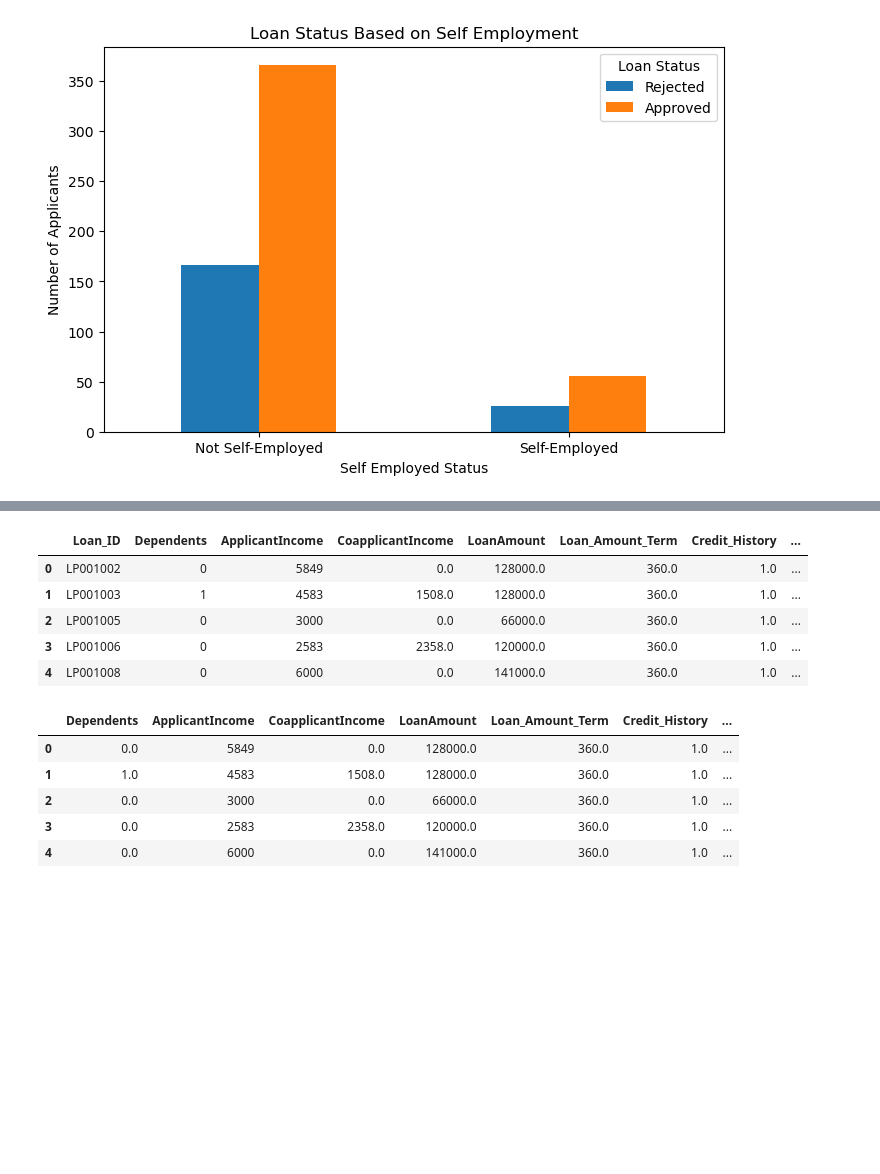
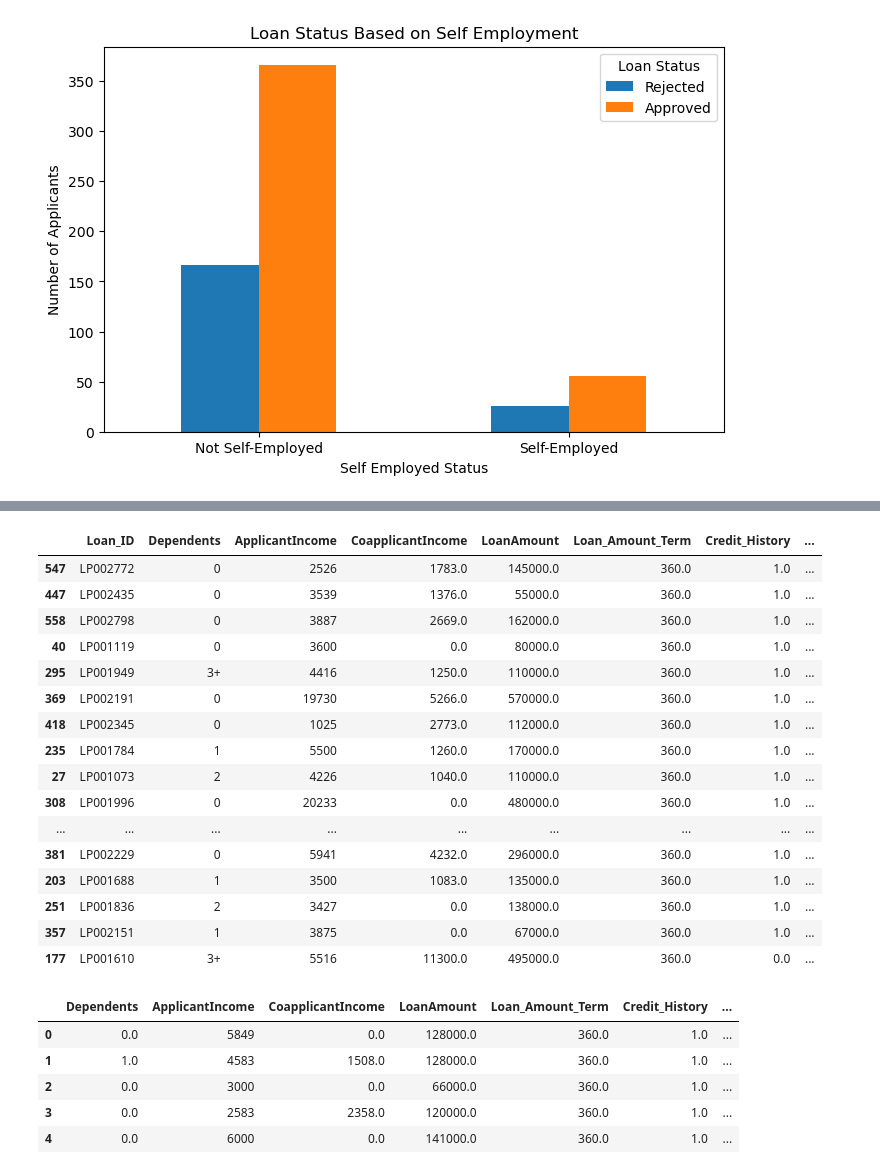
Before and after one commit to paola4280/Loan_Eligibility_Project, a Jupyter notebook: eligibility.ipynb, the cells around one changed output, grey strips where cells are left out. Cells and saved outputs as stored; diff of their text form; code cells hidden in the pictures; blank space fills up the shorter version.

```diff
--- a/eligibility.ipynb
+++ b/eligibility.ipynb
@@ -261,14 +311,25 @@ existing_columns = [col for col in available_columns if col in df.columns]
 
 df = pd.get_dummies(df, columns=existing_columns, drop_first=True)
 # %%
-df.head()
+df.sample(20)
 # %% [output]
 |  | Loan_ID | Dependents | ApplicantIncome | CoapplicantIncome | LoanAmount | Loan_Amount_Term | Credit_History | ... |
-| 0 | LP001002 | 0 | 5849 | 0.0 | 128000.0 | 360.0 | 1.0 | ... |
-| 1 | LP001003 | 1 | 4583 | 1508.0 | 128000.0 | 360.0 | 1.0 | ... |
-| 2 | LP001005 | 0 | 3000 | 0.0 | 66000.0 | 360.0 | 1.0 | ... |
-| 3 | LP001006 | 0 | 2583 | 2358.0 | 120000.0 | 360.0 | 1.0 | ... |
-| 4 | LP001008 | 0 | 6000 | 0.0 | 141000.0 | 360.0 | 1.0 | ... |
+| 547 | LP002772 | 0 | 2526 | 1783.0 | 145000.0 | 360.0 | 1.0 | ... |
+| 447 | LP002435 | 0 | 3539 | 1376.0 | 55000.0 | 360.0 | 1.0 | ... |
+| 558 | LP002798 | 0 | 3887 | 2669.0 | 162000.0 | 360.0 | 1.0 | ... |
+| 40 | LP001119 | 0 | 3600 | 0.0 | 80000.0 | 360.0 | 1.0 | ... |
+| 295 | LP001949 | 3+ | 4416 | 1250.0 | 110000.0 | 360.0 | 1.0 | ... |
+| 369 | LP002191 | 0 | 19730 | 5266.0 | 570000.0 | 360.0 | 1.0 | ... |
+| 418 | LP002345 | 0 | 1025 | 2773.0 | 112000.0 | 360.0 | 1.0 | ... |
+| 235 | LP001784 | 1 | 5500 | 1260.0 | 170000.0 | 360.0 | 1.0 | ... |
+| 27 | LP001073 | 2 | 4226 | 1040.0 | 110000.0 | 360.0 | 1.0 | ... |
+| 308 | LP001996 | 0 | 20233 | 0.0 | 480000.0 | 360.0 | 1.0 | ... |
+| ... | ... | ... | ... | ... | ... | ... | ... | ... |
+| 381 | LP002229 | 0 | 5941 | 4232.0 | 296000.0 | 360.0 | 1.0 | ... |
+| 203 | LP001688 | 1 | 3500 | 1083.0 | 135000.0 | 360.0 | 1.0 | ... |
+| 251 | LP001836 | 2 | 3427 | 0.0 | 138000.0 | 360.0 | 1.0 | ... |
+| 357 | LP002151 | 1 | 3875 | 0.0 | 67000.0 | 360.0 | 1.0 | ... |
+| 177 | LP001610 | 3+ | 5516 | 11300.0 | 495000.0 | 360.0 | 0.0 | ... |
 # %%
 #Separate the target variable (Loan_Status) from the input features.
 X = df.drop(columns=['Loan_Status'])  # Features
```
Also changed, not shown: parts of 5 cells of this notebook.
